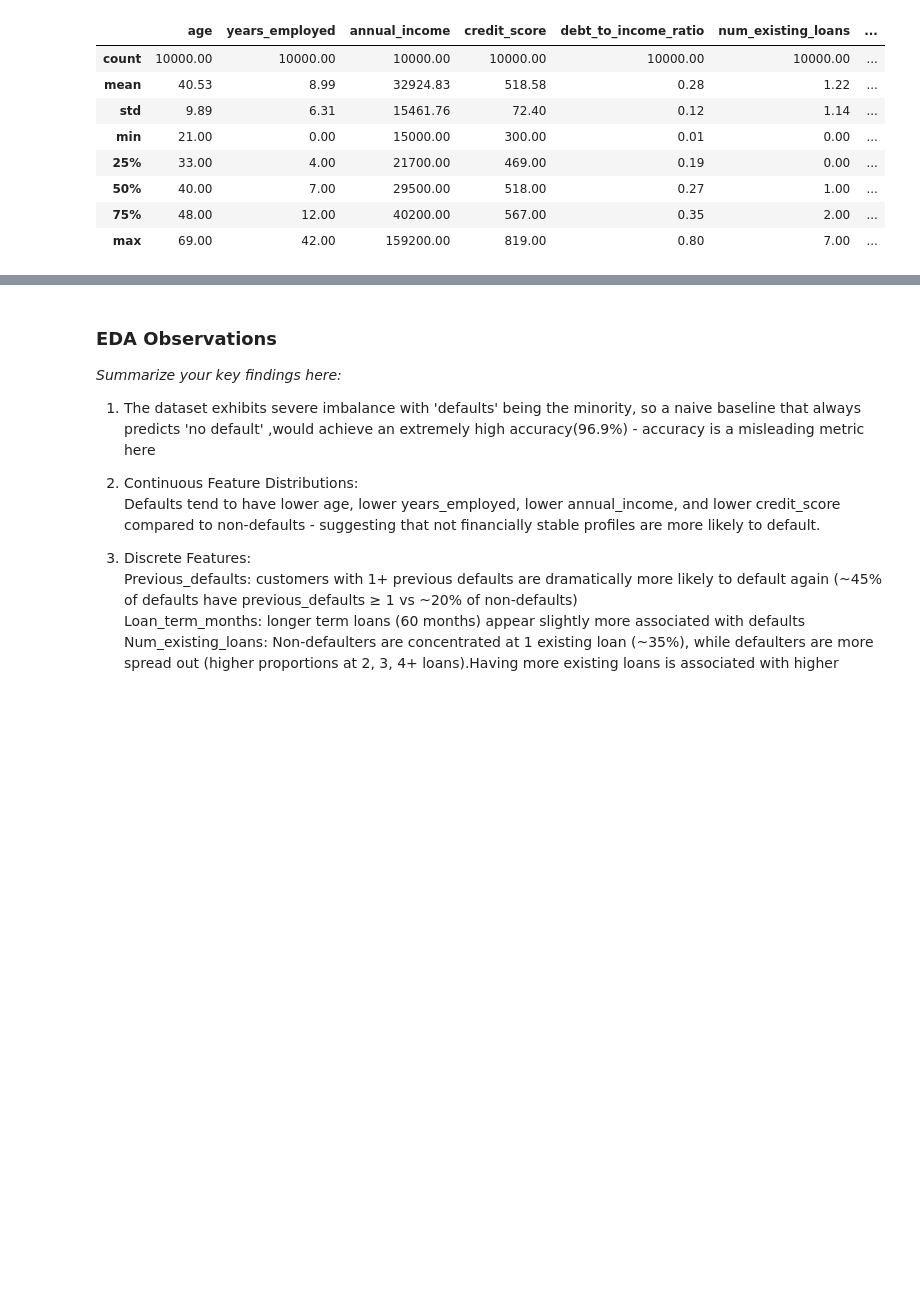
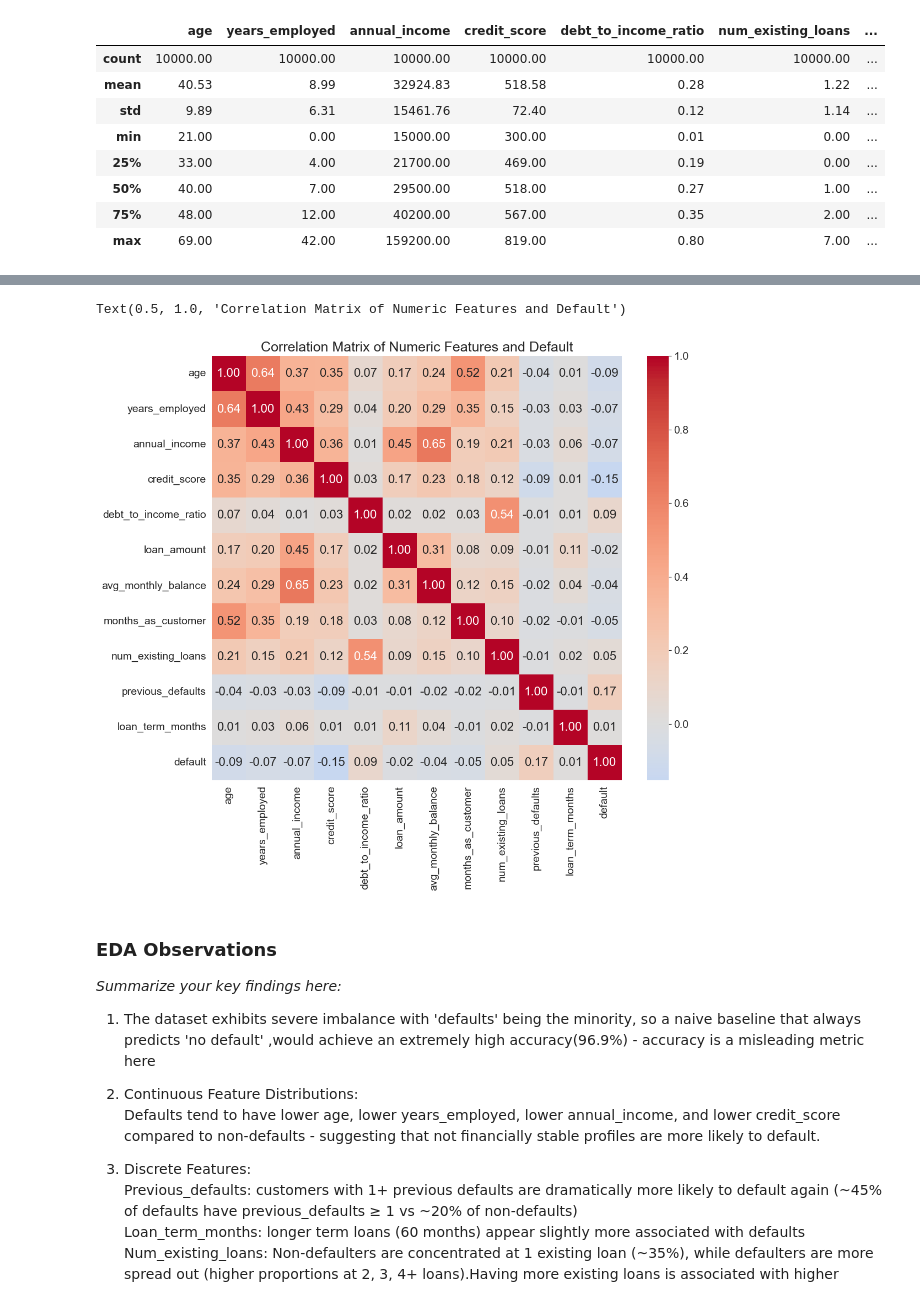
Before and after one commit to alexpanayi474/dsc550-loan-project, a Jupyter notebook: starter_notebook.ipynb, the cells around one changed output, grey strips where cells are left out. Saved outputs shown, nothing was run; the diff lists cells and outputs as text; code cells hidden in the pictures; blank space fills up the shorter version.

Commit message:
Update notebook and class distribution plot
Co-Authored-By: Claude Sonnet 4.6 <noreply@anthropic.com>

```diff
--- a/starter_notebook.ipynb
+++ b/starter_notebook.ipynb
@@ -337,6 +337,14 @@ personal                  0.0308   3082
 education                 0.0278    971
 home_improvement          0.0188   2445
 [figure]
+# %%
+# correlation matrix
+plt.figure(figsize=(12, 10))
+sns.heatmap(df[numeric_features + ['default']].corr(), annot=True, fmt=".2f", cmap='coolwarm', center=0)
+plt.title('Correlation Matrix of Numeric Features and Default')
+# %% [output]
+Text(0.5, 1.0, 'Correlation Matrix of Numeric Features and Default')
+[figure, added]
 # %% [markdown]
 ### EDA Observations
 
```
Also changed, not shown: parts of 5 cells of this notebook, 1 other file.
